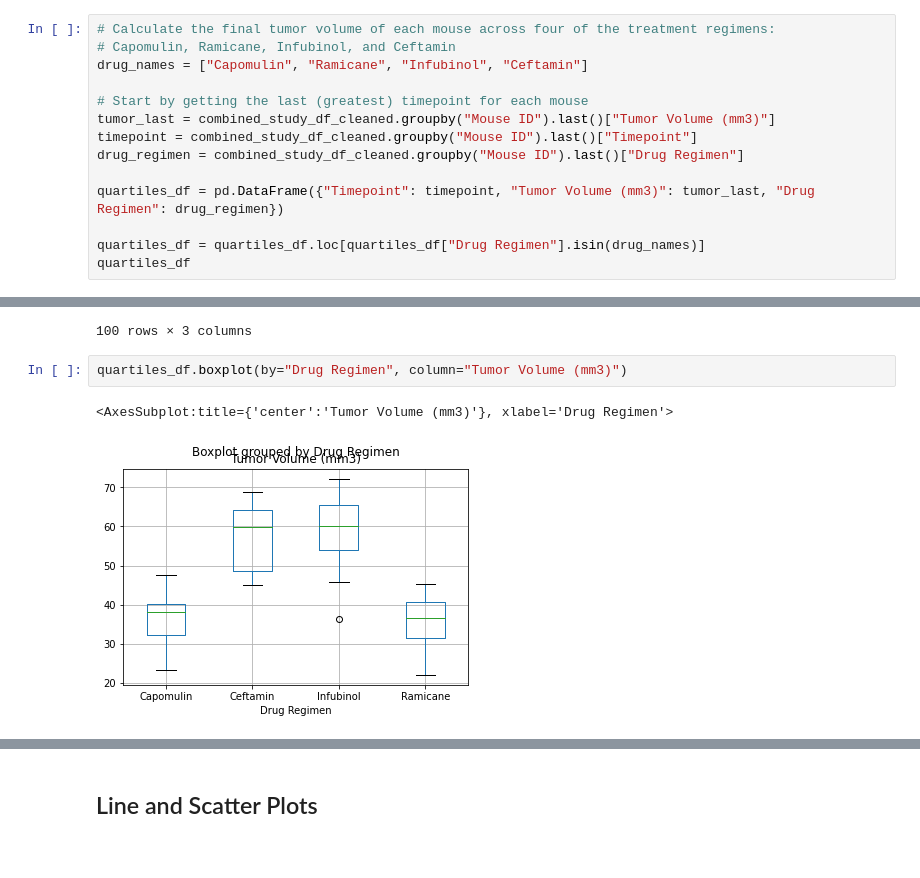
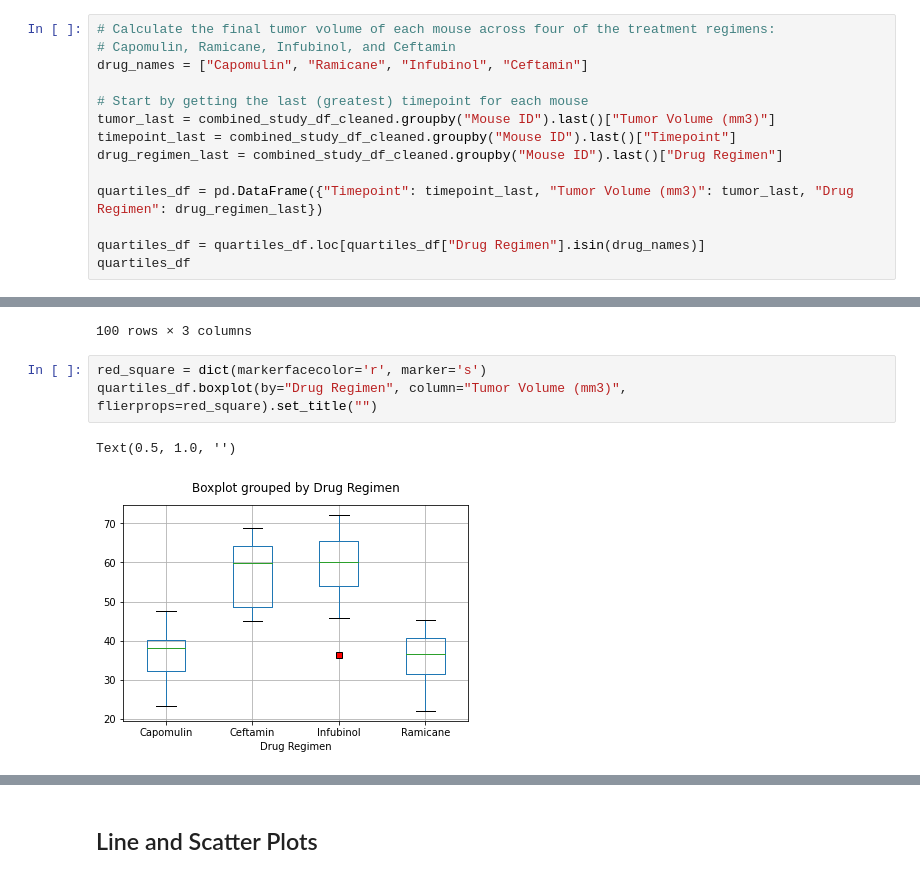
Before and after one commit to CCom20/matplot-challenge, a Jupyter notebook: pymaceuticals_analysis.ipynb, the cells around one changed output, grey strips where cells are left out. Cells and saved outputs as stored; diff of their text form.

```diff
--- a/pymaceuticals_analysis.ipynb
+++ b/pymaceuticals_analysis.ipynb
@@ -218,10 +218,10 @@ drug_names = ["Capomulin", "Ramicane", "Infubinol", "Ceftamin"]
 
 # Start by getting the last (greatest) timepoint for each mouse
 tumor_last = combined_study_df_cleaned.groupby("Mouse ID").last()["Tumor Volume (mm3)"]
-timepoint = combined_study_df_cleaned.groupby("Mouse ID").last()["Timepoint"]
-drug_regimen = combined_study_df_cleaned.groupby("Mouse ID").last()["Drug Regimen"]
+timepoint_last = combined_study_df_cleaned.groupby("Mouse ID").last()["Timepoint"]
+drug_regimen_last = combined_study_df_cleaned.groupby("Mouse ID").last()["Drug Regimen"]
 
-quartiles_df = pd.DataFrame({"Timepoint": timepoint, "Tumor Volume (mm3)": tumor_last, "Drug Regimen": drug_regimen})
+quartiles_df = pd.DataFrame({"Timepoint": timepoint_last, "Tumor Volume (mm3)": tumor_last, "Drug Regimen": drug_regimen_last})
 
 quartiles_df = quartiles_df.loc[quartiles_df["Drug Regimen"].isin(drug_names)]
 quartiles_df
@@ -241,10 +241,11 @@ quartiles_df
 | z581 | 45 | 62.754451 | Infubinol |
 100 rows × 3 columns
 # %%
-quartiles_df.boxplot(by="Drug Regimen", column="Tumor Volume (mm3)")
+red_square = dict(markerfacecolor='r', marker='s')
+quartiles_df.boxplot(by="Drug Regimen", column="Tumor Volume (mm3)", flierprops=red_square).set_title("")
 # %% [output]
-<AxesSubplot:title={'center':'Tumor Volume (mm3)'}, xlabel='Drug Regimen'>
+Text(0.5, 1.0, '')
-[figure, old version]
+[figure, new version]
 # %%
 # Put treatments into a list for for loop (and later for plot labels)
 for drug in drug_names:
```
Also changed, not shown: parts of 8 cells of this notebook.
